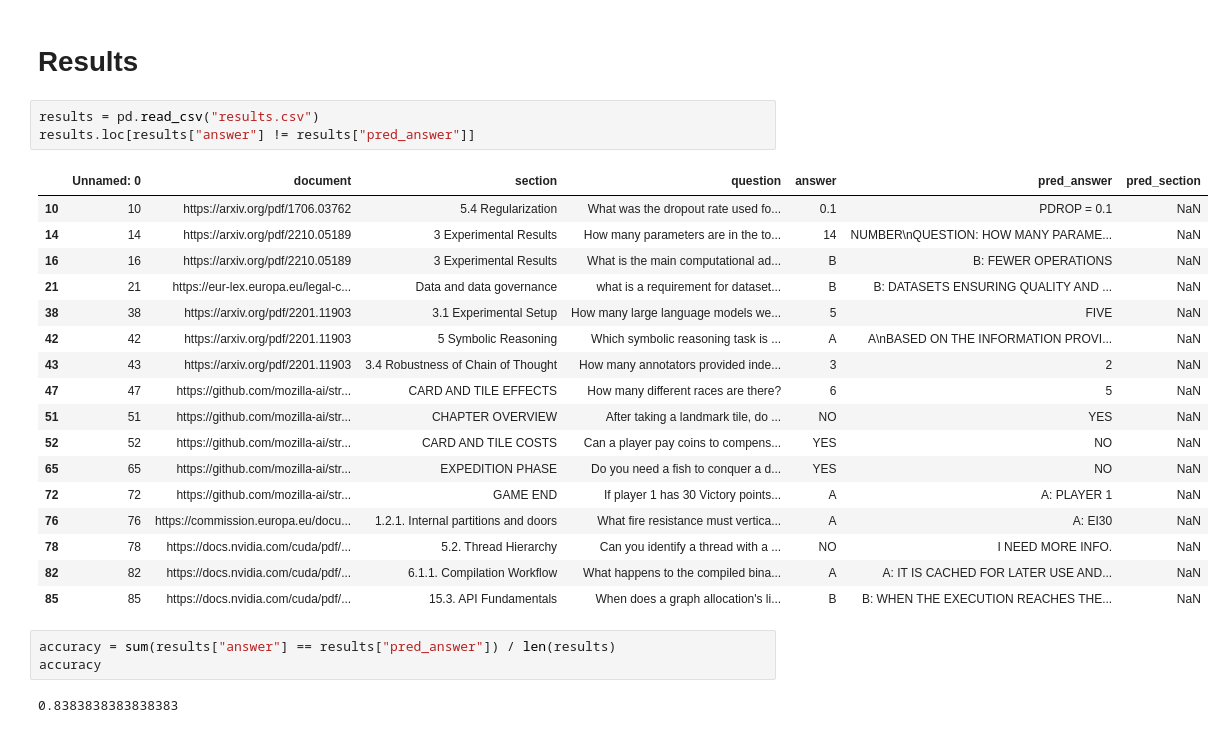
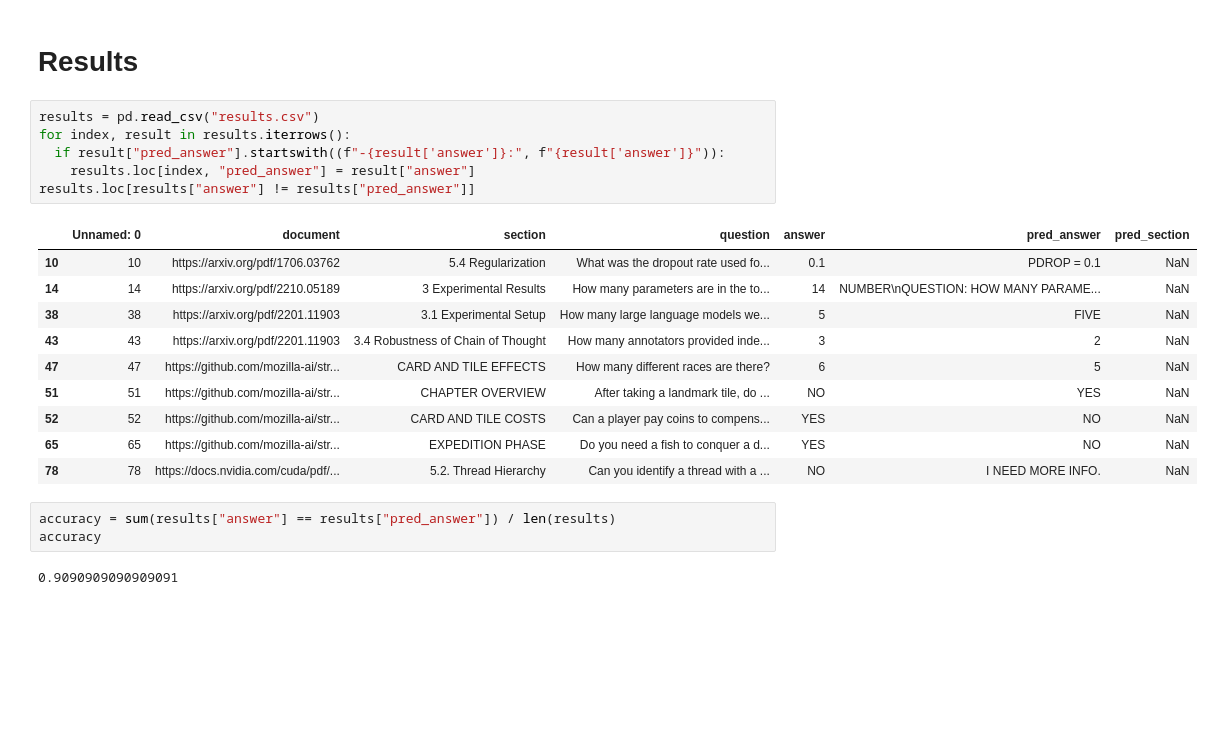
Before and after one commit to mozilla-ai/structured-qa, a Jupyter notebook: benchmark/qwen_2_5_7B_perfect_context.ipynb, the cells around one changed output. Cells and saved outputs as stored; diff of their text form; blank space fills up the shorter version.

```diff
--- a/benchmark/qwen_2_5_7B_perfect_context.ipynb
+++ b/benchmark/qwen_2_5_7B_perfect_context.ipynb
@@ -162,27 +165,23 @@ data.to_csv("results.csv")
 # Results
 # %%
 results = pd.read_csv("results.csv")
+for index, result in results.iterrows():
+  if result["pred_answer"].startswith((f"-{result['answer']}:", f"{result['answer']}")):
+    results.loc[index, "pred_answer"] = result["answer"]
 results.loc[results["answer"] != results["pred_answer"]]
 # %% [output]
 |  | Unnamed: 0 | document | section | question | answer | pred_answer | pred_section |
 | 10 | 10 | https://arxiv.org/pdf/1706.03762 | 5.4 Regularization | What was the dropout rate used fo... | 0.1 | PDROP = 0.1 | NaN |
 | 14 | 14 | https://arxiv.org/pdf/2210.05189 | 3 Experimental Results | How many parameters are in the to... | 14 | NUMBER\nQUESTION: HOW MANY PARAME... | NaN |
-| 16 | 16 | https://arxiv.org/pdf/2210.05189 | 3 Experimental Results | What is the main computational ad... | B | B: FEWER OPERATIONS | NaN |
-| 21 | 21 | https://eur-lex.europa.eu/legal-c... | Data and data governance | what is a requirement for dataset... | B | B: DATASETS ENSURING QUALITY AND ... | NaN |
 | 38 | 38 | https://arxiv.org/pdf/2201.11903 | 3.1 Experimental Setup | How many large language models we... | 5 | FIVE | NaN |
-| 42 | 42 | https://arxiv.org/pdf/2201.11903 | 5 Symbolic Reasoning | Which symbolic reasoning task is ... | A | A\nBASED ON THE INFORMATION PROVI... | NaN |
 | 43 | 43 | https://arxiv.org/pdf/2201.11903 | 3.4 Robustness of Chain of Thought | How many annotators provided inde... | 3 | 2 | NaN |
 | 47 | 47 | https://github.com/mozilla-ai/str... | CARD AND TILE EFFECTS | How many different races are there? | 6 | 5 | NaN |
 | 51 | 51 | https://github.com/mozilla-ai/str... | CHAPTER OVERVIEW | After taking a landmark tile, do ... | NO | YES | NaN |
 | 52 | 52 | https://github.com/mozilla-ai/str... | CARD AND TILE COSTS | Can a player pay coins to compens... | YES | NO | NaN |
 | 65 | 65 | https://github.com/mozilla-ai/str... | EXPEDITION PHASE | Do you need a fish to conquer a d... | YES | NO | NaN |
-| 72 | 72 | https://github.com/mozilla-ai/str... | GAME END | If player 1 has 30 Victory points... | A | A: PLAYER 1 | NaN |
-| 76 | 76 | https://commission.europa.eu/docu... | 1.2.1. Internal partitions and doors | What fire resistance must vertica... | A | A: EI30 | NaN |
 | 78 | 78 | https://docs.nvidia.com/cuda/pdf/... | 5.2. Thread Hierarchy | Can you identify a thread with a ... | NO | I NEED MORE INFO. | NaN |
-| 82 | 82 | https://docs.nvidia.com/cuda/pdf/... | 6.1.1. Compilation Workflow | What happens to the compiled bina... | A | A: IT IS CACHED FOR LATER USE AND... | NaN |
-| 85 | 85 | https://docs.nvidia.com/cuda/pdf/... | 15.3. API Fundamentals | When does a graph allocation's li... | B | B: WHEN THE EXECUTION REACHES THE... | NaN |
 # %%
 accuracy = sum(results["answer"] == results["pred_answer"]) / len(results)
 accuracy
 # %% [output]
-0.8383838383838383
+0.9090909090909091
```
Also changed, not shown: parts of 4 cells of this notebook, 1 other file.
